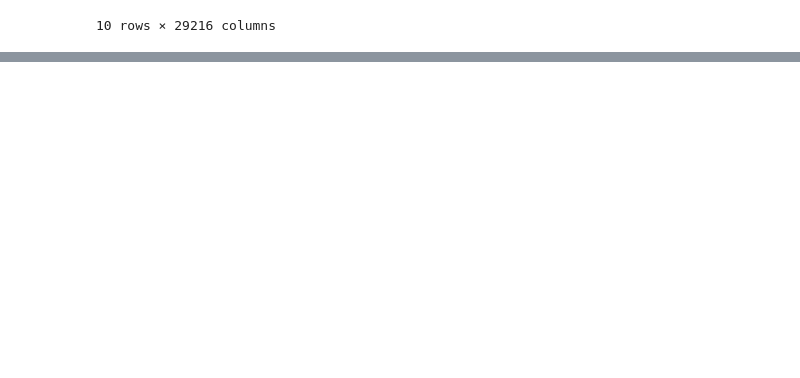
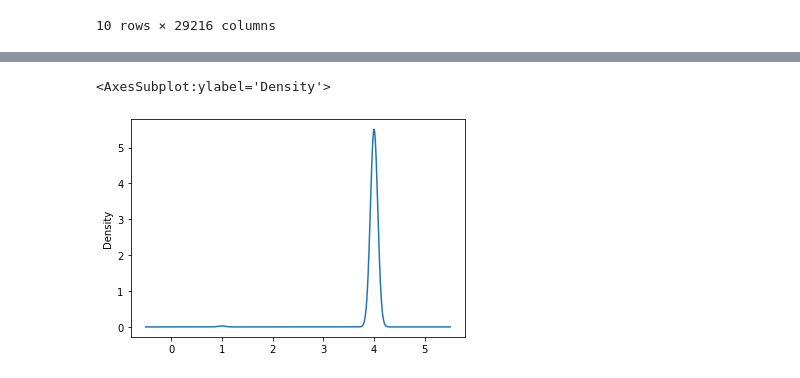
Before and after one commit to Edubridge-karthik/EXL-CHENNAI---8410-and-PUNE-8414-DA--Batch, a Jupyter notebook: EXL-CHENNAI and PUNE- DA/Pandas_lec.ipynb, the cells around one changed output, grey strips where cells are left out. Saved outputs shown, nothing was run; the diff lists cells and outputs as text; code cells hidden in the pictures; blank space fills up the shorter version.

```diff
--- a/EXL-CHENNAI and PUNE- DA/Pandas_lec.ipynb
+++ b/EXL-CHENNAI and PUNE- DA/Pandas_lec.ipynb
@@ -2733,0 +2739,7 @@ olympics.T
+# %%
+#Descriptive Statistics/Summarized Statistics of Data Frame
+import numpy as np
+import pandas as pd
+url="https://raw.githubusercontent.com/svkarthik86/Advanced-python/main/subset-covid-data.csv"
+covid_data=pd.read_csv(url)
+covid_data.head(3)
@@ -2733,0 +2771,2 @@ olympics.T
+# %%
+covid_data.continent=covid_data.continent.astype('category')
@@ -2733,0 +2981,5 @@ olympics.T
+# %%
+covid_data.month.plot(kind='kde')
+# %% [output]
+<AxesSubplot:ylabel='Density'>
+[figure, added]
```
Also changed, not shown: parts of 59 cells of this notebook.
